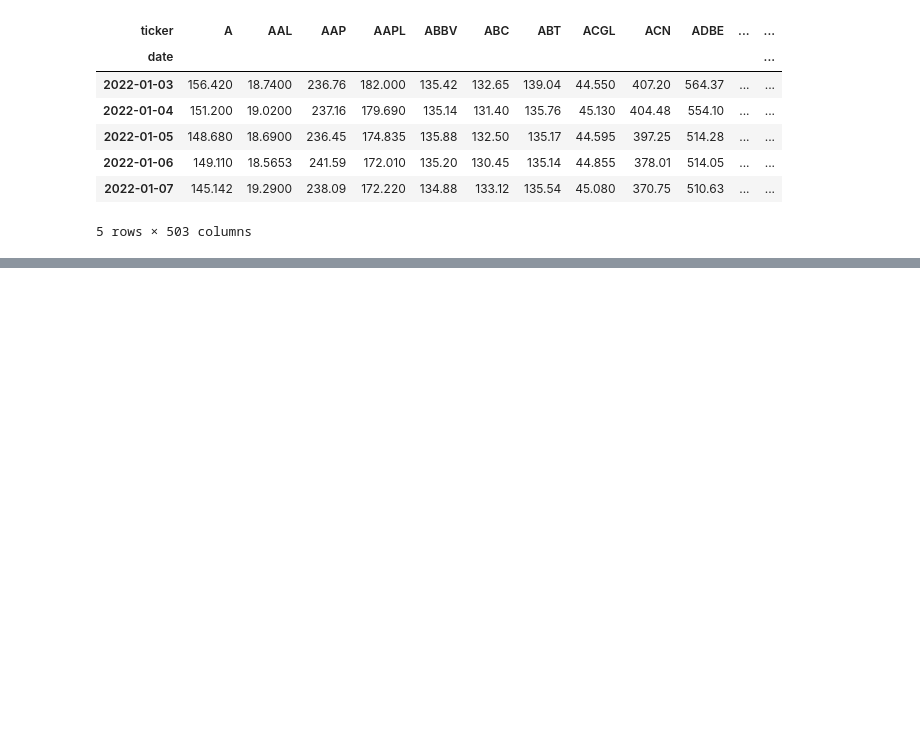
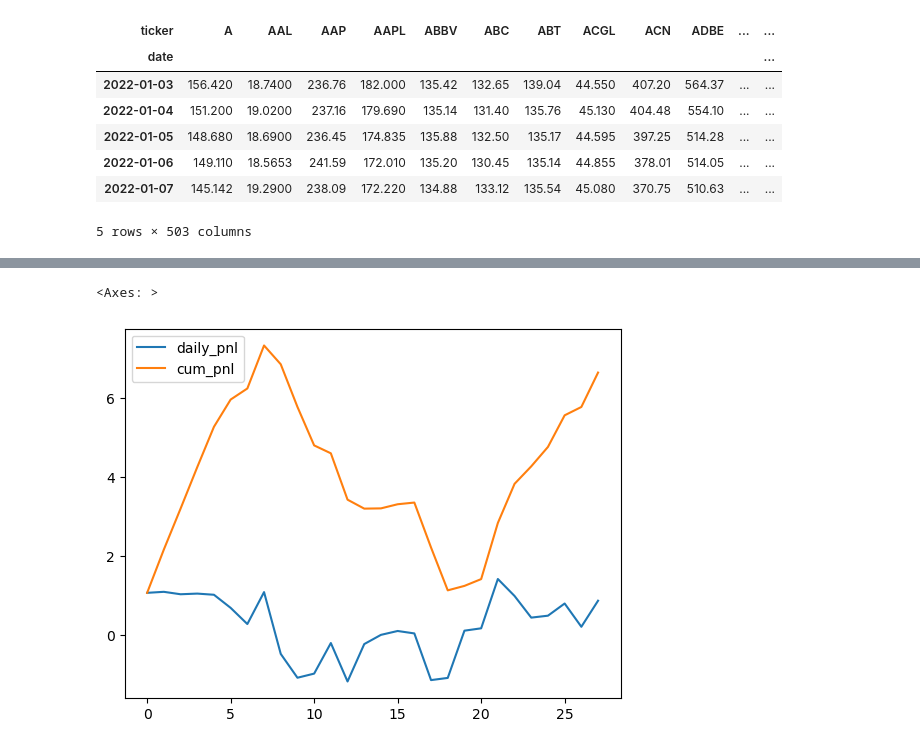
Before and after one commit to stirlitzzz/vol_forecast, a Jupyter notebook: notebooks/har_checkpoint9_pnl.ipynb, the cells around one changed output, grey strips where cells are left out. Cells and saved outputs as stored; diff of their text form; code cells hidden in the pictures; blank space fills up the shorter version.

```diff
--- a/notebooks/har_checkpoint9_pnl.ipynb
+++ b/notebooks/har_checkpoint9_pnl.ipynb
@@ -331,0 +277,18 @@ ledger.trades
+# %%
+def realized_pnl_total(ledger) -> float:
+    df = ledger.trades
+    return (-df["total_cost"]).sum()
+
+def daily_pnl_curve(ledger) -> pd.DataFrame:
+    df = ledger.trades.copy()
+    df["day_ny"] = to_nyc(df["timestamp"]).dt.date  # bucket by NY day
+    df["cash_flow"] = -df["total_cost"]
+    out = df.groupby("day_ny")["cash_flow"].sum().to_frame("daily_pnl")
+    out["cum_pnl"] = out["daily_pnl"].cumsum()
+    return out.reset_index()
+# %%
+pnl_plot=daily_pnl_curve(ledger)
+pnl_plot.plot()
+# %% [output]
+<Axes: >
+[figure, added]
```
Also changed, not shown: parts of 20 cells of this notebook, 11 other files.
